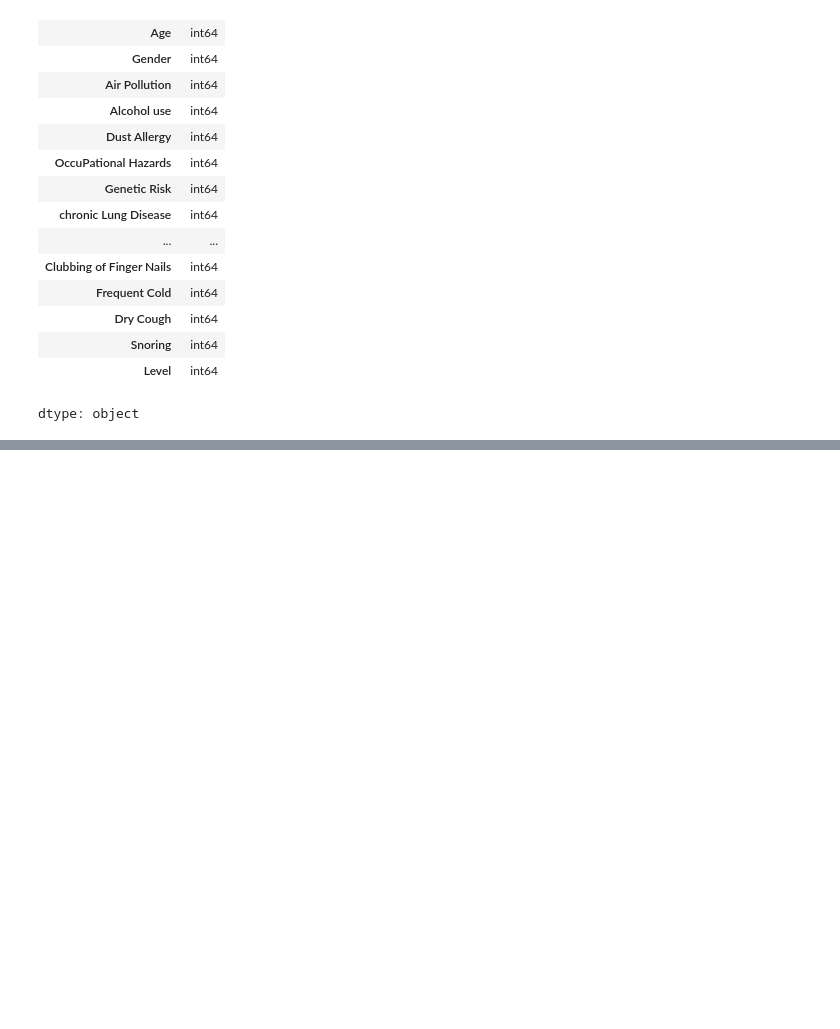
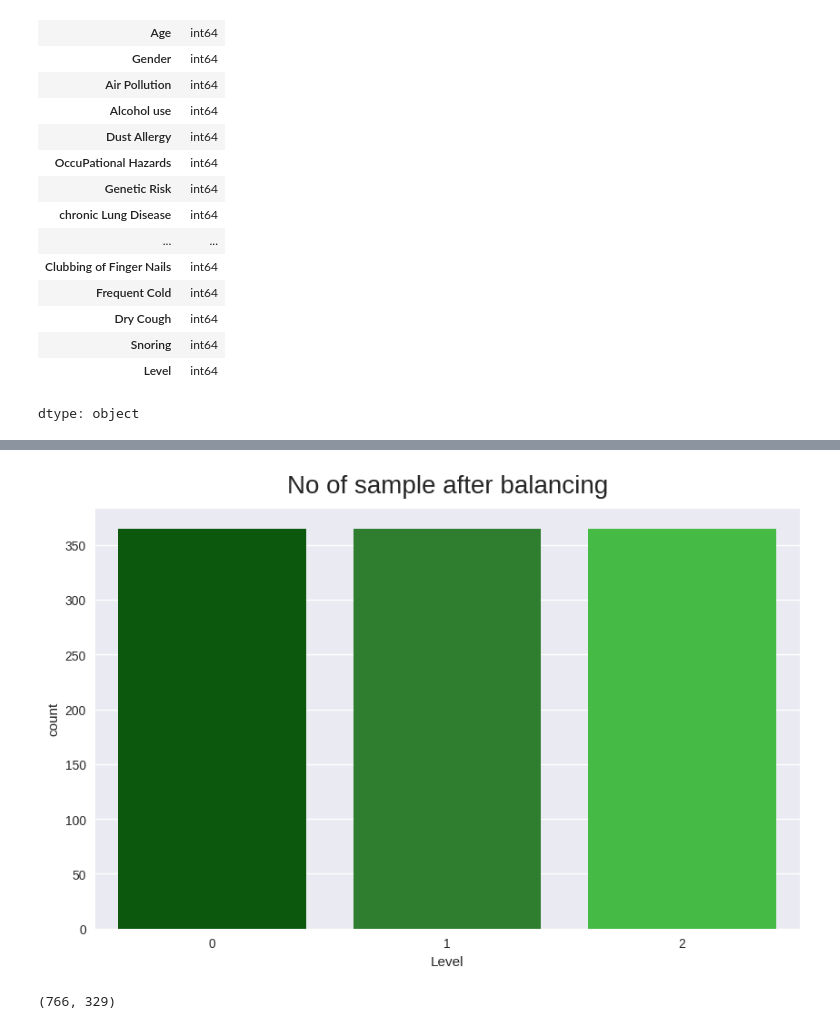
Before and after one commit to Kamruzzaman2200/Ai, a Jupyter notebook: Lung_Cancer.ipynb, the cells around one changed output, grey strips where cells are left out. Cells and saved outputs as stored; diff of their text form; code cells hidden in the pictures; blank space fills up the shorter version.

```diff
--- a/Lung_Cancer.ipynb
+++ b/Lung_Cancer.ipynb
@@ -153,0 +230,8 @@ sns.heatmap(data.drop('Patient Id', axis=1).corr(),annot=True,fmt='0.1g',cmap=pa
+# %%
+plt.style.use("seaborn-v0_8")
+plt.figure(figsize=(10,6))
+plt.title("No of sample after balancing",fontsize=20,y=1.02)
+sns.countplot(x=y_train_res,palette=pal)
+plt.show()
+# %% [output]
+[figure, added]
@@ -153,0 +240,4 @@ sns.heatmap(data.drop('Patient Id', axis=1).corr(),annot=True,fmt='0.1g',cmap=pa
+# %%
+len(X_train),len(X_test)
+# %% [output]
+(766, 329)
```
Also changed, not shown: parts of 28 cells of this notebook.
